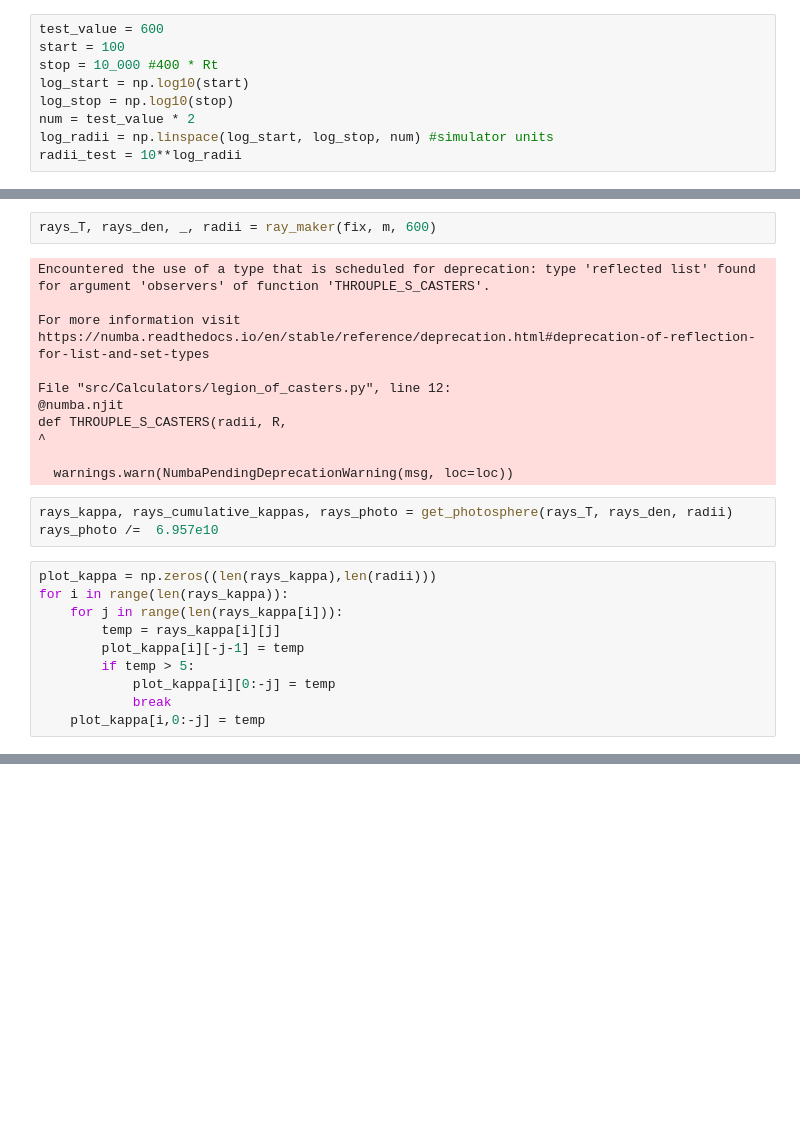
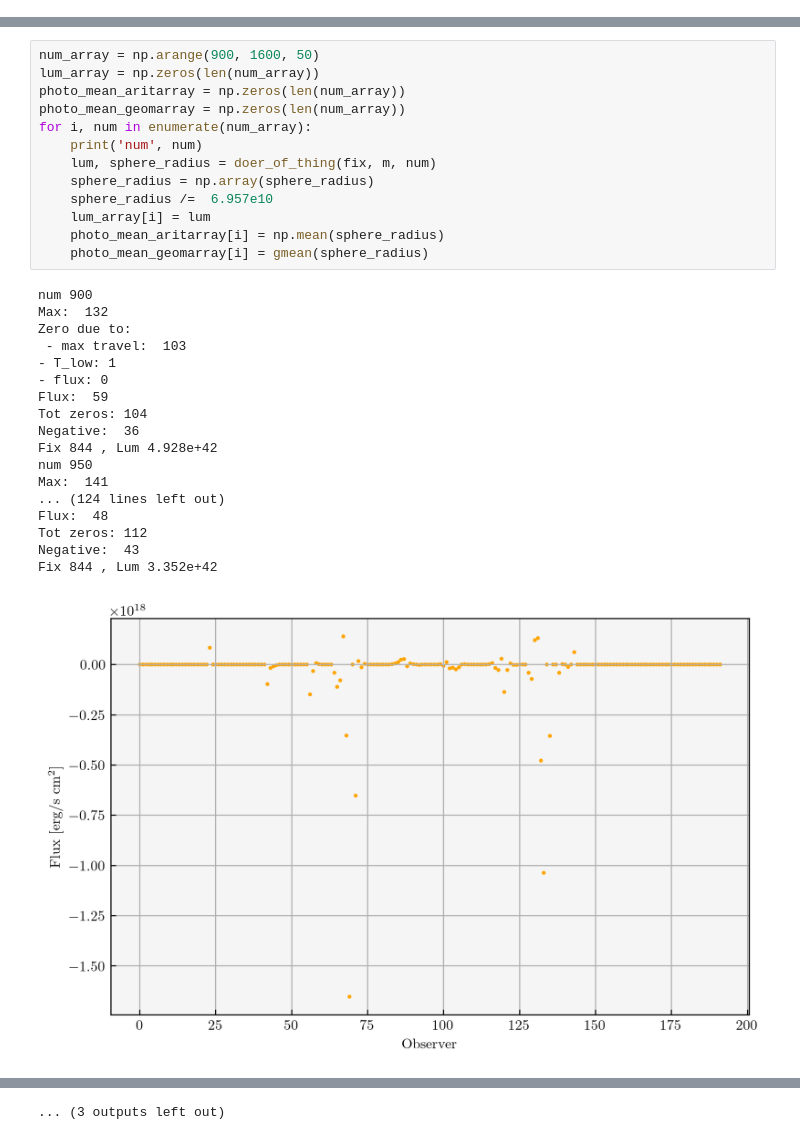
Before and after one commit to KKilmetis8/tde_comparison, a Jupyter notebook: test_radii copy.ipynb, the cells around one changed output, grey strips where cells are left out. Cells and saved outputs as stored; diff of their text form; blank space fills up the shorter version.

```diff
--- a/test_radii copy.ipynb
+++ b/test_radii copy.ipynb
@@ -25,9 +12,0 @@ Rt = (10**m)**(1/3)
-# %%
-test_value = 600
-start = 100
-stop = 10_000 #400 * Rt
-log_start = np.log10(start)
-log_stop = np.log10(stop)
-num = test_value * 2
-log_radii = np.linspace(log_start, log_stop, num) #simulator units
-radii_test = 10**log_radii
@@ -55,26 +13,32 @@ print(radii_test[idx+1]-radii_test[idx])
-# %%
-rays_T, rays_den, _, radii = ray_maker(fix, m, 600)
-# %% [output]
-Encountered the use of a type that is scheduled for deprecation: type 'reflected list' found for argument 'observers' of function 'THROUPLE_S_CASTERS'.
-
-For more information visit https://numba.readthedocs.io/en/stable/reference/deprecation.html#deprecation-of-reflection-for-list-and-set-types
-
-File "src/Calculators/legion_of_casters.py", line 12:
-@numba.njit
-def THROUPLE_S_CASTERS(radii, R,
-^
-
-  warnings.warn(NumbaPendingDeprecationWarning(msg, loc=loc))
-# %%
-rays_kappa, rays_cumulative_kappas, rays_photo = get_photosphere(rays_T, rays_den, radii)
-rays_photo /=  6.957e10
-# %%
-plot_kappa = np.zeros((len(rays_kappa),len(radii)))
-for i in range(len(rays_kappa)):
-    for j in range(len(rays_kappa[i])):
-        temp = rays_kappa[i][j]
-        plot_kappa[i][-j-1] = temp
-        if temp > 5:
-            plot_kappa[i][0:-j] = temp
-            break
-    plot_kappa[i,0:-j] = temp
+# %%
+num_array = np.arange(900, 1600, 50)
+lum_array = np.zeros(len(num_array))
+photo_mean_aritarray = np.zeros(len(num_array))
+photo_mean_geomarray = np.zeros(len(num_array))
+for i, num in enumerate(num_array):
+    print('num', num)
+    lum, sphere_radius = doer_of_thing(fix, m, num)
+    sphere_radius = np.array(sphere_radius)
+    sphere_radius /=  6.957e10
+    lum_array[i] = lum
+    photo_mean_aritarray[i] = np.mean(sphere_radius)
+    photo_mean_geomarray[i] = gmean(sphere_radius)
+# %% [output]
+num 900
+Max:  132
+Zero due to:
+ - max travel:  103
+- T_low: 1
+- flux: 0
+Flux:  59
+Tot zeros: 104
+Negative:  36
+Fix 844 , Lum 4.928e+42
+num 950
+Max:  141
+... (124 lines left out)
+Flux:  48
+Tot zeros: 112
+Negative:  43
+Fix 844 , Lum 3.352e+42
+[figure, added]
@@ -80,0 +55 @@ for i in range(len(rays_kappa)):
+... (3 outputs left out)
```
Also changed, not shown: parts of 24 cells of this notebook, 12 other files.
